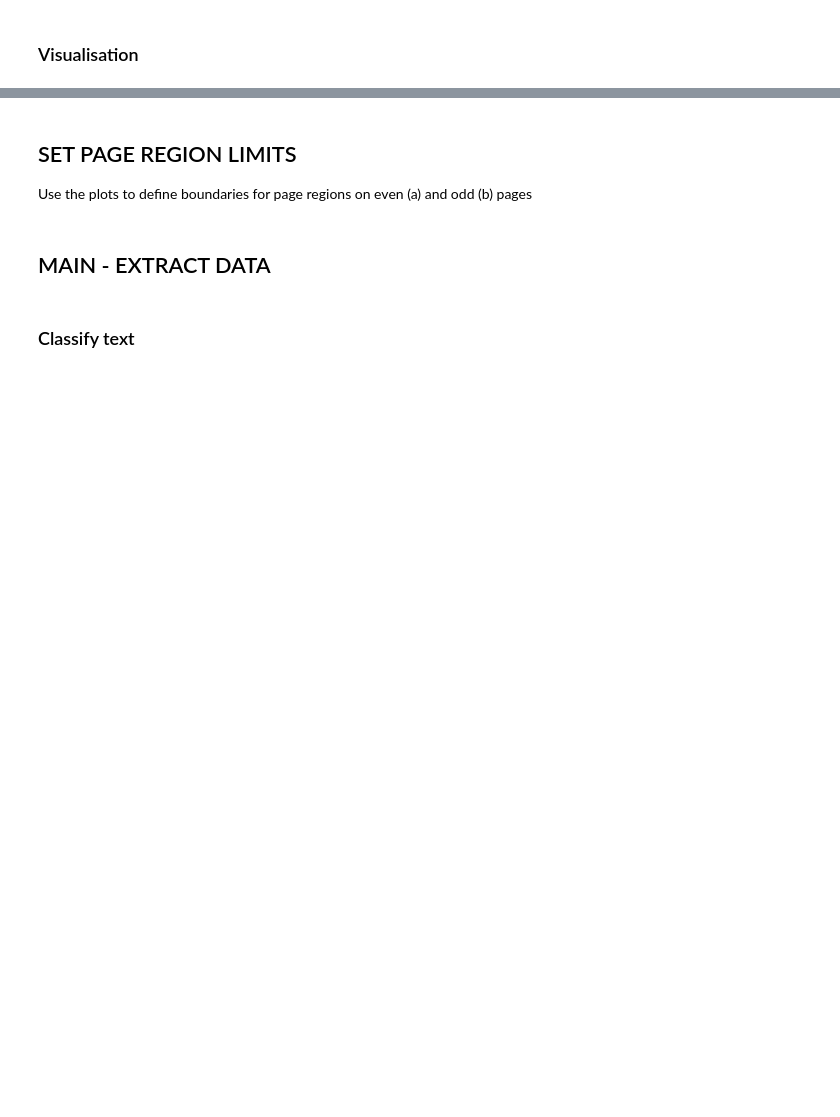
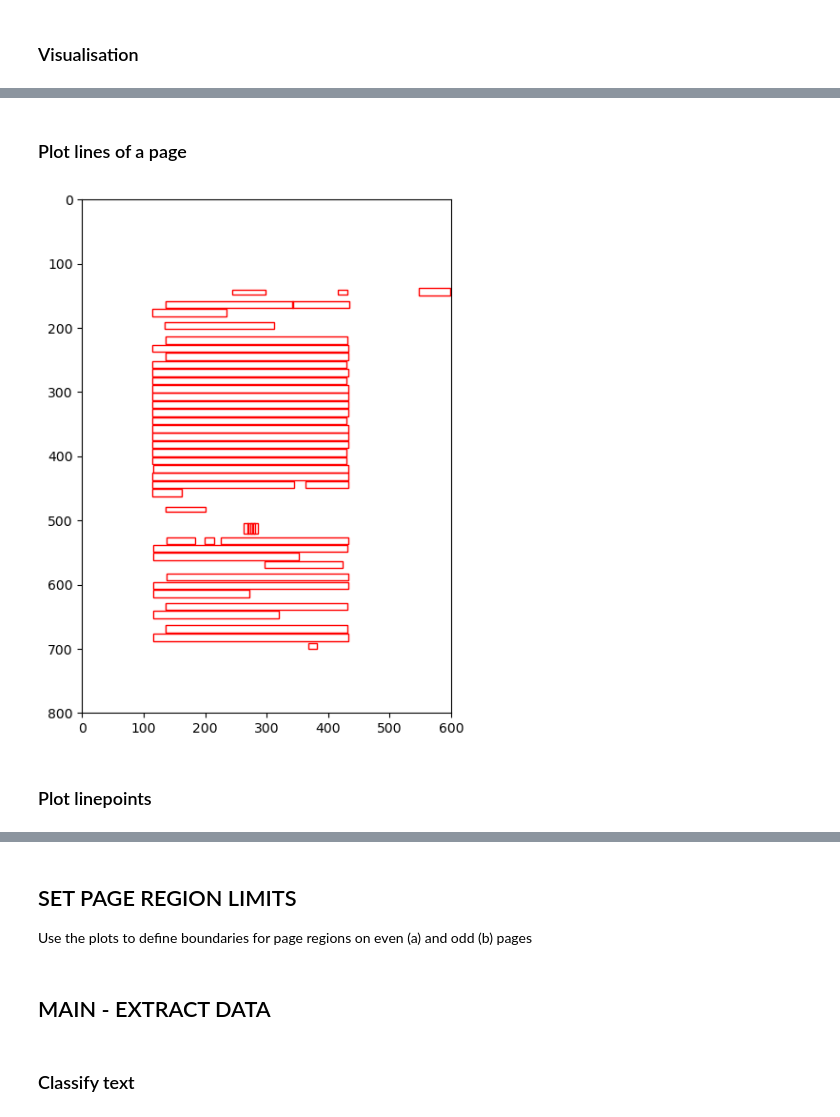
Before and after one commit to SGensicke/PDFtoCSV_extract_regesta, a Jupyter notebook: PDFtoCSV_extract_regesta-public.ipynb, the cells around one changed output, grey strips where cells are left out. Cells and saved outputs as stored; diff of their text form; code cells hidden in the pictures; blank space fills up the shorter version.

```diff
--- a/PDFtoCSV_extract_regesta-public.ipynb
+++ b/PDFtoCSV_extract_regesta-public.ipynb
@@ -90,6 +105,35 @@ def plot_coordinates(df):
 
     plt.tight_layout()
     plt.show()
+# %%
+def plot_pagelines(page, bbox_df):
+    # takes the previous (maybe already prefiltered) DataFrame
+    # shows each block or line as box
+    rect_df = bbox_df
+
+    # activate one of the following lines to specify page or page range
+    rect_df = bbox_df[bbox_df['page']==page]
+    rect_df = rect_df[rect_df['type'] == 'l']
+    #rect_df = bbox_df[(216 < bbox_df['page']) & (bbox_df['page'] < 230)]
+
+    fig, ax = plt.subplots(figsize=(5,7))
+
+    for index, row in rect_df.iterrows():
+        rect = patches.Rectangle(
+            (row.iloc[0], row.iloc[1]), # (x, y)
+            row.iloc[2] - row.iloc[0],  # width
+            row.iloc[3] - row.iloc[1],  # height
+            linewidth=1,
+            edgecolor='r',
+            facecolor='none'
+        )
+        ax.add_patch(rect)
+
+    ax.set_xlim(0, 600)
+    ax.set_ylim(0, 800)
+
+    ax.invert_yaxis()
+    plt.show()
 # %% [markdown]
 ### Classify lines
 Rule-based classification of individual lines; the page structure allows a hierarchical approach.
@@ -342,2 +348,11 @@ bbox_df
+# %% [markdown]
+### Plot lines of a page
+# %%
+page = 193
+plot_pagelines(page, bbox_df)
+# %% [output]
+[figure, added]
+# %% [markdown]
+### Plot linepoints
 # %%
 # adjust input to display: type == b for blocks, l for lines, ba or la and bb or lb for even and odd pages
```
Also changed, not shown: parts of 23 cells of this notebook.
